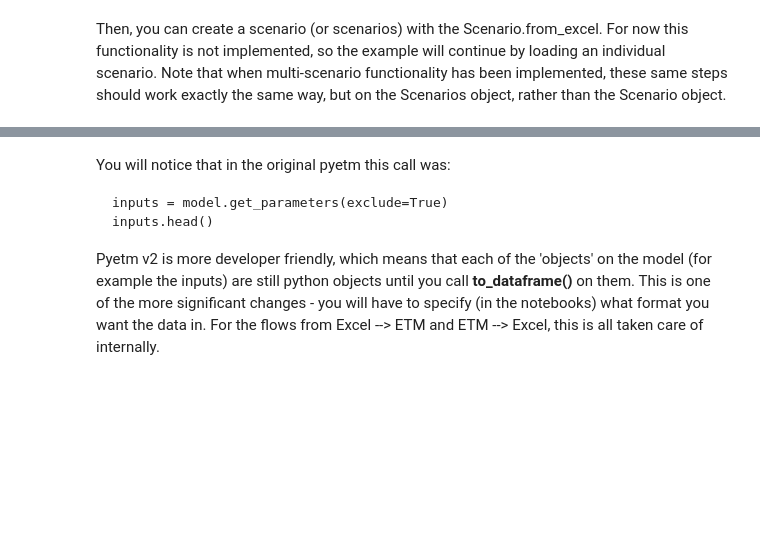
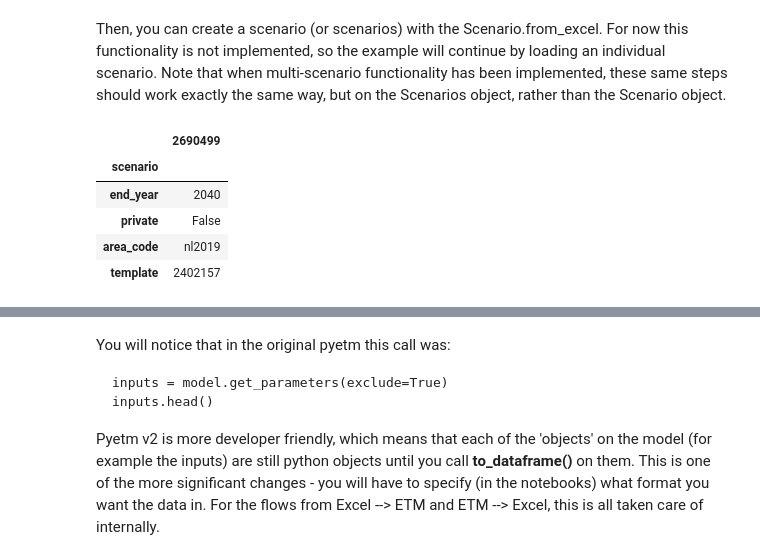
Before and after one commit to quintel/pyetm, a Jupyter notebook: examples/myc_notebook_for_tim.ipynb, the cells around one changed output, grey strips where cells are left out. Cells and saved outputs as stored; diff of their text form; code cells hidden in the pictures; blank space fills up the shorter version.

```diff
--- a/examples/myc_notebook_for_tim.ipynb
+++ b/examples/myc_notebook_for_tim.ipynb
@@ -21,6 +27,15 @@ setup_notebook()
 Then, you can create a scenario (or scenarios) with the Scenario.from_excel. For now this functionality is not implemented, so the example will continue by loading an individual scenario. Note that when multi-scenario functionality has been implemented, these same steps should work exactly the same way, but on the Scenarios object, rather than the Scenario object.
 # %%
 scenario = Scenario.load(2690499)
+# maybe add a tag for a study name / scenario name
+scenario.to_dataframe()
+# %% [output]
+|  | 2690499 |
+| scenario |  |
+| end_year | 2040 |
+| private | False |
+| area_code | nl2019 |
+| template | 2402157 |
 # %%
 # Get scenario input parameters (incl. units)
 inputs = scenario.inputs
```
Also changed, not shown: parts of 8 cells of this notebook, 6 other files.
